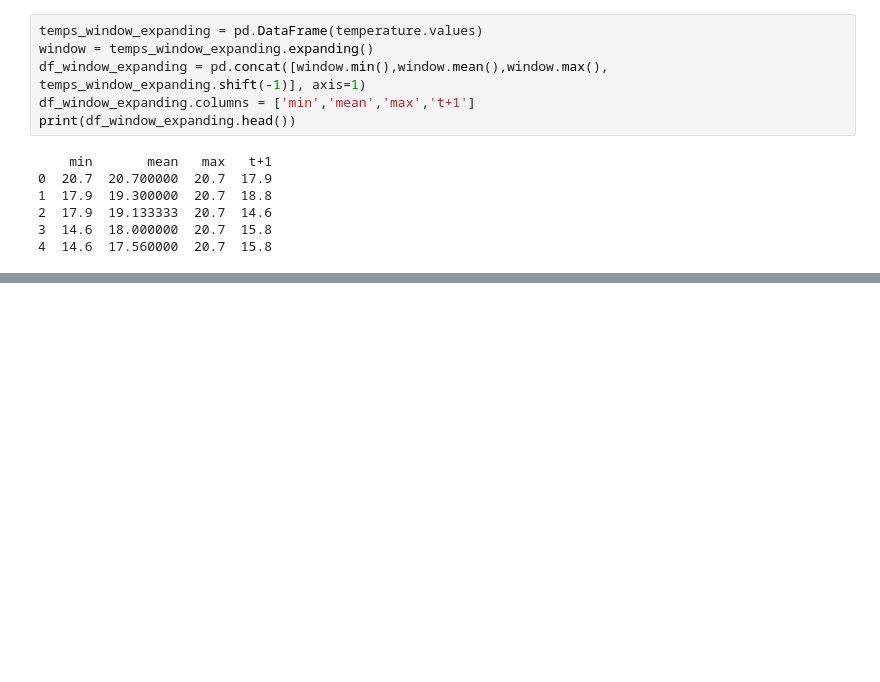
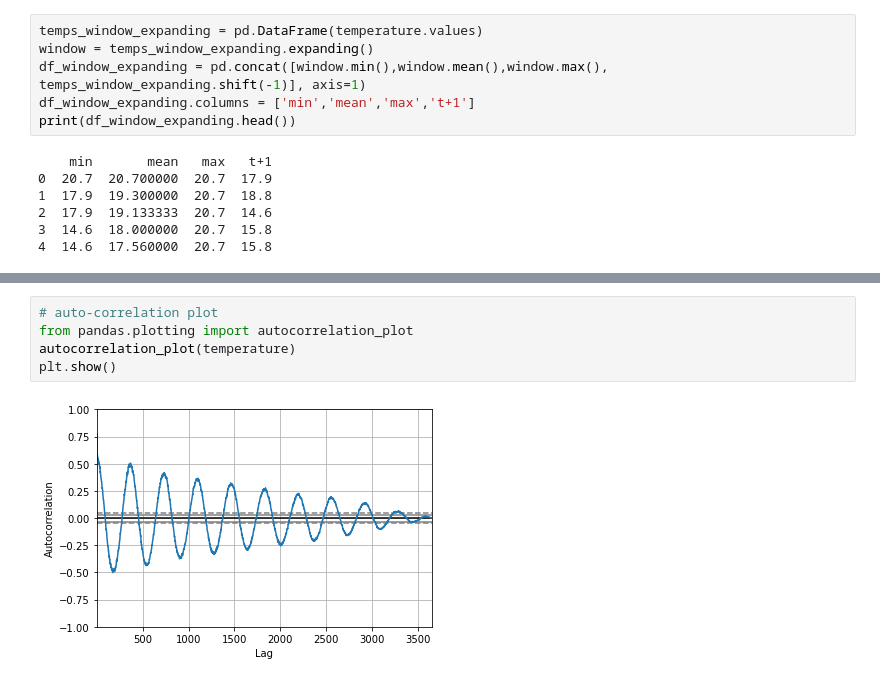
Before and after one commit to avizyt/time-series-analysis, a Jupyter notebook: fundamental/timeSeries101.ipynb, the cells around one changed output, grey strips where cells are left out. Saved outputs shown, nothing was run; the diff lists cells and outputs as text; blank space fills up the shorter version.

```diff
--- a/fundamental/timeSeries101.ipynb
+++ b/fundamental/timeSeries101.ipynb
@@ -153,0 +160,7 @@ print(df_window_expanding.head())
+# %%
+# auto-correlation plot
+from pandas.plotting import autocorrelation_plot
+autocorrelation_plot(temperature)
+plt.show()
+# %% [output]
+[figure, added]
```
Also changed, not shown: parts of 1 cell of this notebook.
